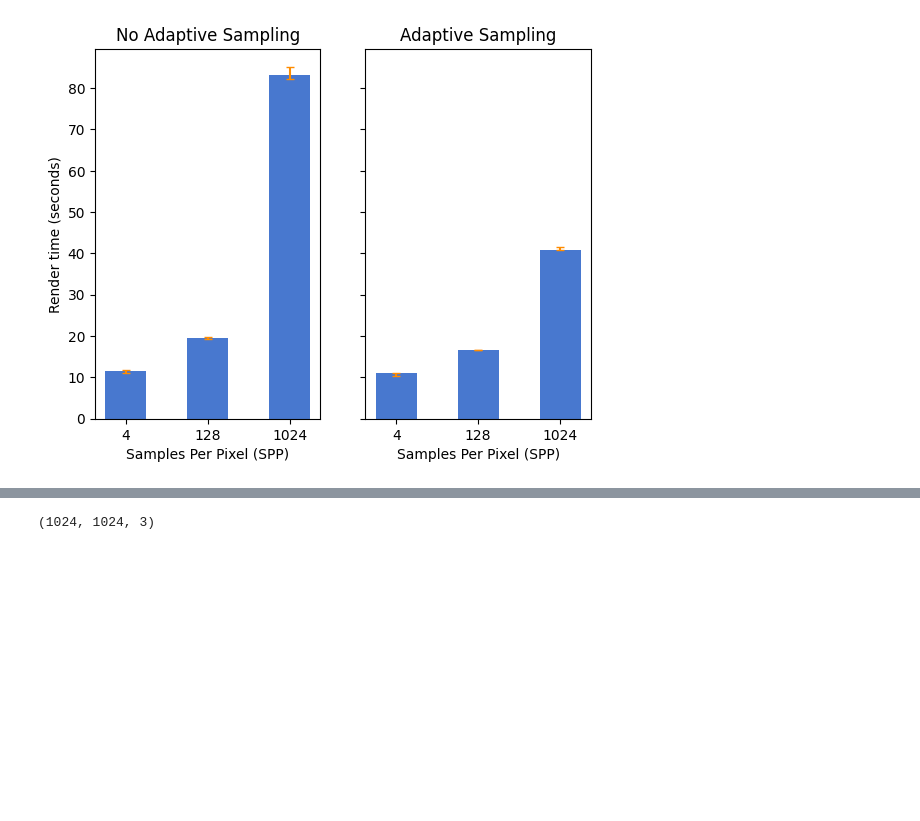
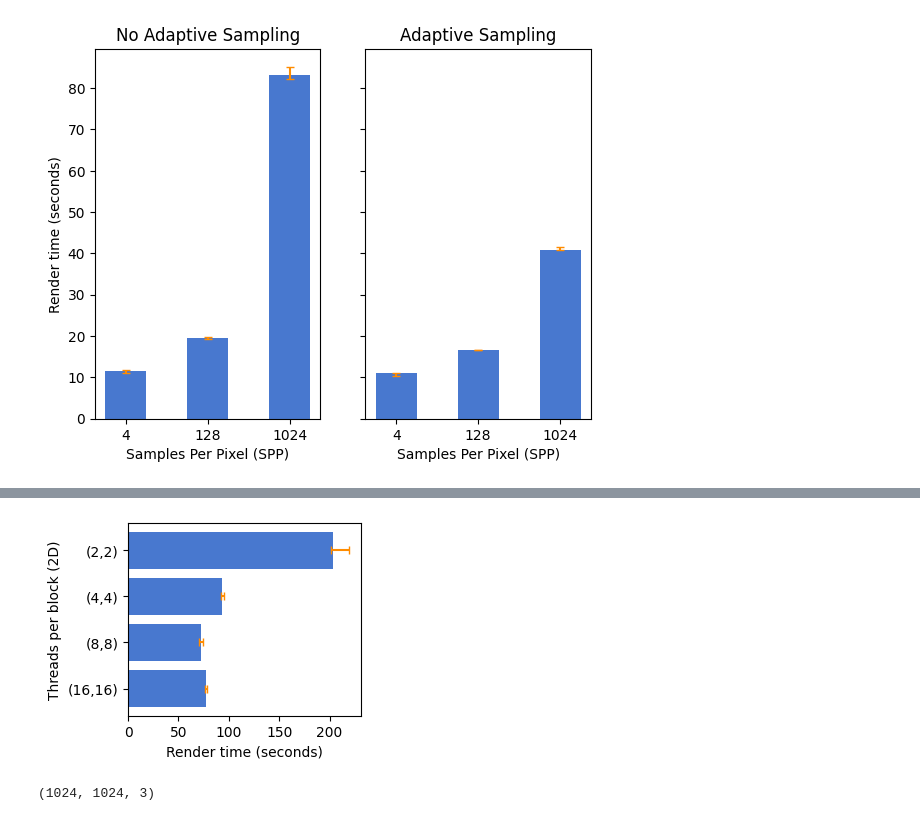
Before and after one commit to Paroxysmisch/path-tracer, a Jupyter notebook: evaluation/evaluation.ipynb, the cells around one changed output, grey strips where cells are left out. Saved outputs shown, nothing was run; the diff lists cells and outputs as text; code cells hidden in the pictures; blank space fills up the shorter version.

```diff
--- a/evaluation/evaluation.ipynb
+++ b/evaluation/evaluation.ipynb
@@ -96,20 +117,22 @@ tikzplotlib.save("tiling_patterns.tex")
 # %%
 fig, ax = plt.subplots()
 fig.set_size_inches(3,2.5)
 
 # Example data
 tiling_pattern = ('(2,2)', '(4,4)', '(8,8)', '(16,16)')
 y_pos = np.arange(len(tiling_pattern))
 performance = tiling_patterns[:,1]
 error = np.array([tiling_patterns[:,1] - tiling_patterns[:,0], tiling_patterns[:,2] - tiling_patterns[:,1]])
 
 ax.barh(y_pos, performance, xerr=error, align='center', ecolor='darkorange', capsize=3)
 ax.set_yticks(y_pos, labels=tiling_pattern)
 ax.invert_yaxis()  # labels read top-to-bottom
 ax.set_xlabel('Render time (seconds)')
 ax.set_ylabel('Threads per block (2D)')
 
-tikzplotlib.save("tiling_patterns.tex")
+tikzplotlib.save("tiling_patterns2.tex")
+# %% [output]
+[figure, added]
 # %%
 img = cv2.imread('../build/0_ground.exr', cv2.IMREAD_ANYCOLOR | cv2.IMREAD_ANYDEPTH)
 img = cv2.cvtColor(img, cv2.COLOR_BGR2RGB)
```
Also changed, not shown: parts of 3 cells of this notebook, 7 other files.
